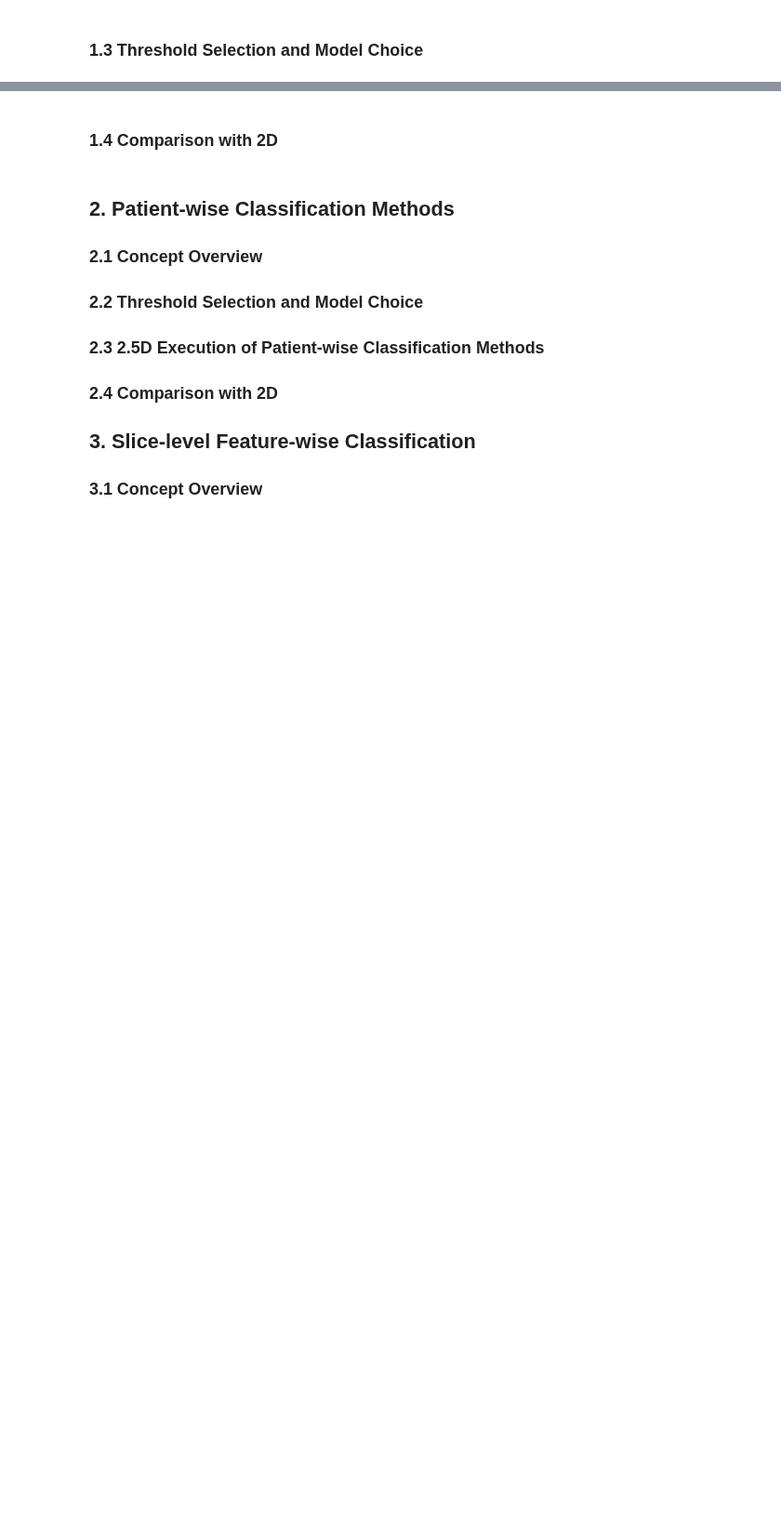
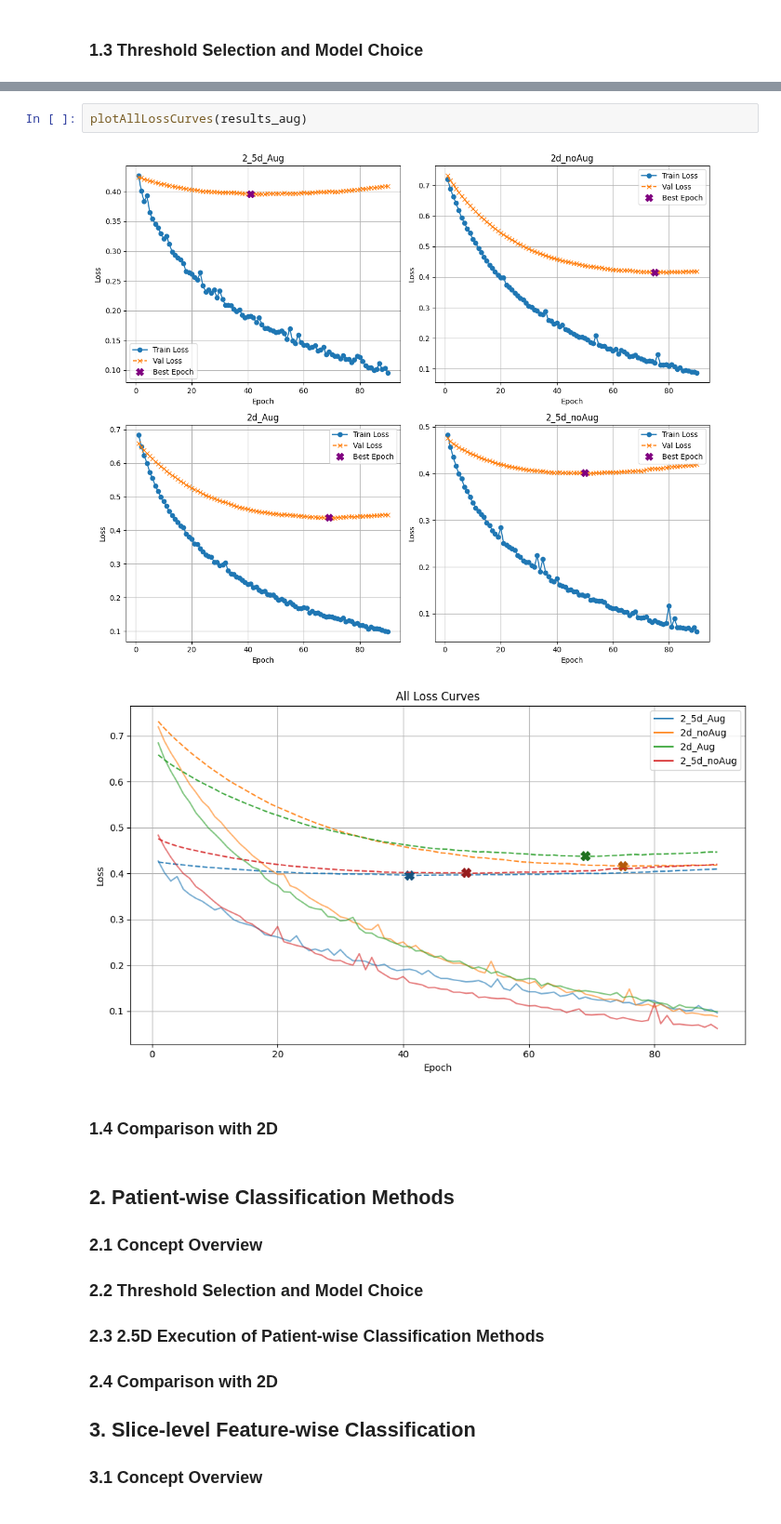
Before and after one commit to rafael-andre1/AI-for-Interstitial-Lung-Disease-Classification, a Jupyter notebook: 4 - modelDevelopment/4.4 - 2.5D/repeatExperiments.ipynb, the cells around one changed output, grey strips where cells are left out. Shown at 93% size. Cells and saved outputs as stored; diff of their text form; blank space fills up the shorter version.

```diff
--- a/4 - modelDevelopment/4.4 - 2.5D/repeatExperiments.ipynb
+++ b/4 - modelDevelopment/4.4 - 2.5D/repeatExperiments.ipynb
@@ -532,3 +654,8 @@ results_aug["2d_Aug"] = [best_epoch, custom_loss, custom_val_loss, resnet_eval]
+# %%
+plotAllLossCurves(results_aug)
+# %% [output]
+[figure, added]
+[figure, added]
 # %% [markdown]
 
 <a name="14-comparison-with-2d"></a>
```
Also changed, not shown: parts of 10 cells of this notebook.
